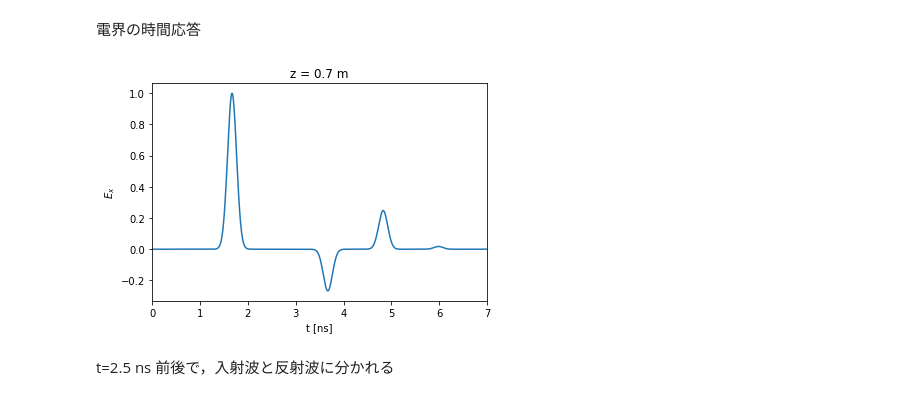
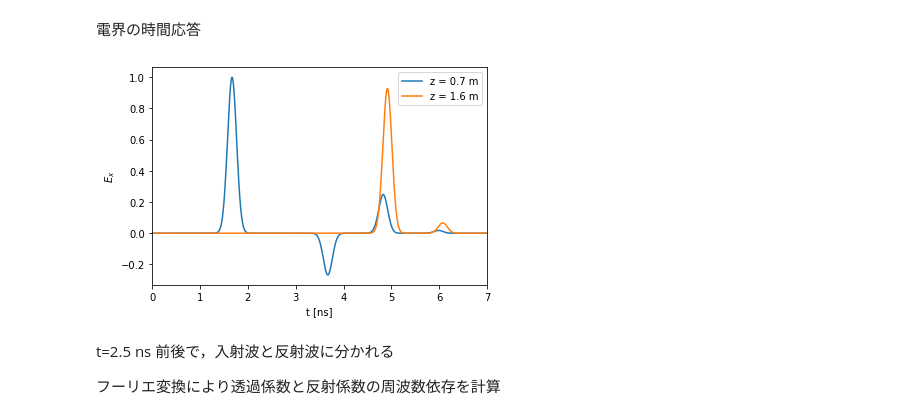
Before and after one commit to yn4k4nishi/MyFDTD, a Jupyter notebook: 1D.ipynb, the cells around one changed output. Saved outputs shown, nothing was run; the diff lists cells and outputs as text; code cells hidden in the pictures.

```diff
--- a/1D.ipynb
+++ b/1D.ipynb
@@ -43,12 +26,12 @@ nstep = 2000 # 計算のステップ数
 
 # 真空のパラメータ
 c    = 2.9979246e8   # 光速
-esp0 = 8.8541878e-12 # 真空の誘電率
+eps0 = 8.8541878e-12 # 真空の誘電率
 mu0  = 1.2566371e-6  # 真空の透磁率
 z0   = 376.73031     # 真空の特性インピーダンス
 
 # 誘電体のパラメータ
-espr = 3.0   # 誘電体の比誘電率
+epsr = 3.0   # 誘電体の比誘電率
 d    = 0.1   # 誘電体厚さ[m]
 nd   = 50    # 誘電体の分割数
 kd   = nz/2  # 誘電体の左端の位置
@@ -60,15 +43,15 @@ dt = dz/c  # 時間ステップ
 # 初期化
 # %%
 # 誘電率, 伝導率の初期化
-espd = np.empty(nz) # 比誘電率
+epsd = np.empty(nz) # 比誘電率
 sgmd = np.empty(nz) # 伝導率
 
 for k in range(nz):
     if k < kd or k >= kd+nd: # 真空中
-        espd[k] = 1.0
+        epsd[k] = 1.0
         sgmd[k] = 0.0
     else: # 誘電体中
-        espd[k] = espr
+        epsd[k] = epsr
         sgmd[k] = 0.0
 
 # 電界，磁界の係数
@@ -76,7 +59,7 @@ ae = np.empty(nz)
 be = np.empty(nz)
 
 for k in range(nz):
-    esp = esp0*(espd[k] + espd[k-1])/2
+    esp = eps0*(epsd[k] + epsd[k-1])/2
     sgm = (sgmd[k] + sgmd[k-1])/2
     b = dt / esp
     a0 = sgm * b / 2
@@ -99,7 +82,8 @@ def input_pulse(z, t):
 ex = np.empty(nz)
 hy = np.empty(nz)
 
-ex_t = np.zeros(nstep) # 電界の時間応答
+ex_t = np.zeros(nstep)  # 電界の時間応答
+ex_t2 = np.zeros(nstep) # 電界の時間応答
 
 for k in range(nz):
     z = k*dz
@@ -113,10 +97,10 @@ exlold = ex[1]
 exrold = ex[nz-1]
 
 # Murの係数
-v = c/np.sqrt(espd[0])
+v = c/np.sqrt(epsd[0])
 czl = (v*dt - dz)/(v*dt + dz) # 左端
 
-v = c/np.sqrt(espd[nz-1])
+v = c/np.sqrt(epsd[nz-1])
 czr = (v*dt - dz)/(v*dt + dz) # 右端
 # %% [markdown]
 電磁界分布の可視化
@@ -182,7 +166,8 @@ for n in tqdm(range(1, nstep)):
     h_cal()
     t += dt/2
 
-    ex_t[n] = ex[350]
+    ex_t[n]  = ex[350]
+    ex_t2[n] = ex[800]
 
     if n%5 == 0:
         plot(n)
@@ -212,14 +197,19 @@ Note: you may need to restart the kernel to use updated packages.
 電界の時間応答
 # %%
 t = np.linspace(0, nstep*dt * 1e9, nstep)
-plt.plot(t, ex_t)
+
+plt.plot(t, ex_t , label=r"z = {:.4g} m".format(350*dz))
+plt.plot(t, ex_t2, label=r"z = {:.4g} m".format(800*dz))
 plt.xlim(0, 7)
-plt.title(r"z = {:.4g} m".format(350*dz))
 plt.xlabel("t [ns]")
 plt.ylabel(r"$E_x$")
+plt.legend()
+
 plt.savefig("img/1D-time-domain.png")
 plt.show()
 # %% [output]
-[figure, old version]
+[figure, new version]
 # %% [markdown]
 t=2.5 ns 前後で，入射波と反射波に分かれる
+
+フーリエ変換により透過係数と反射係数の周波数依存を計算
```
Also changed, not shown: parts of 3 cells of this notebook, 3 other files.
